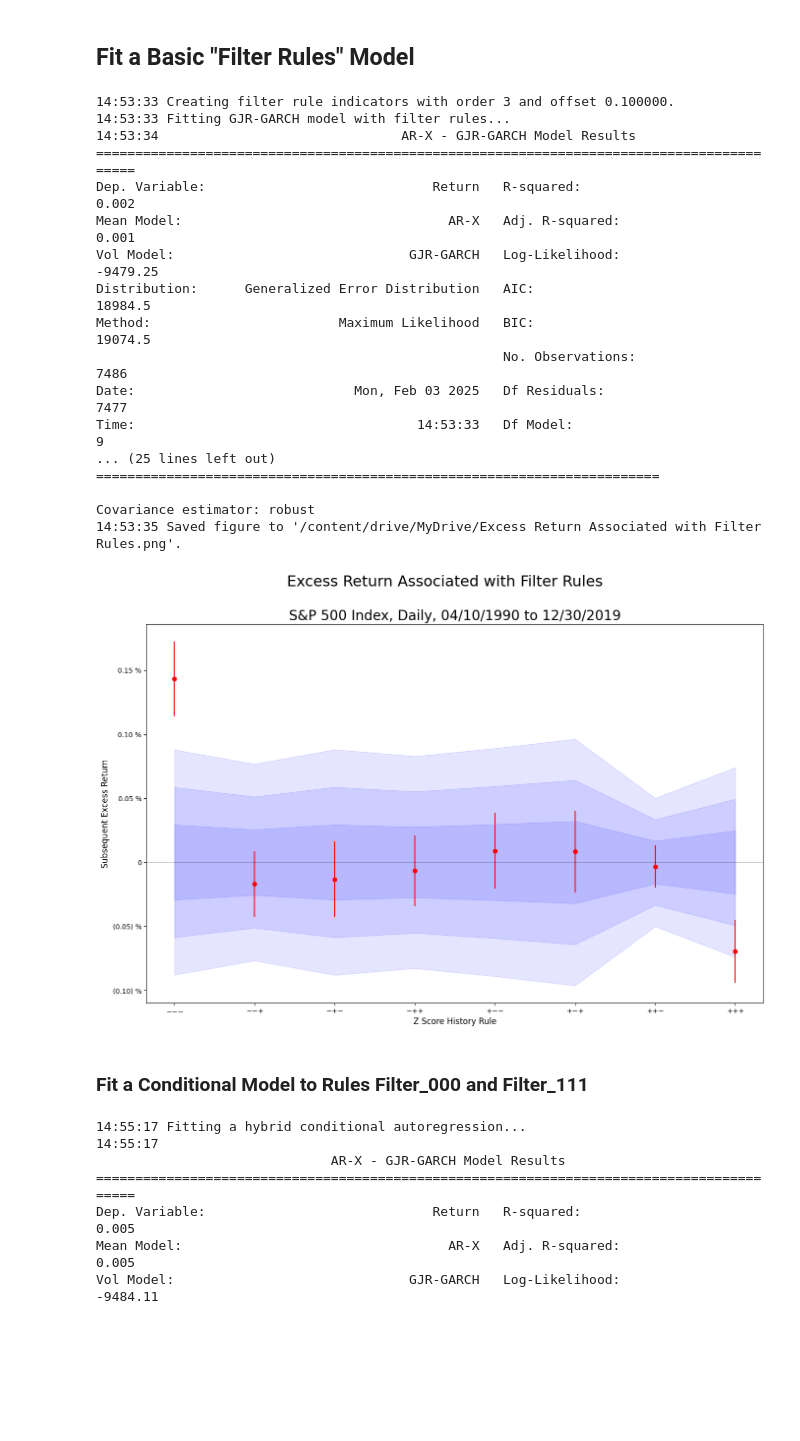
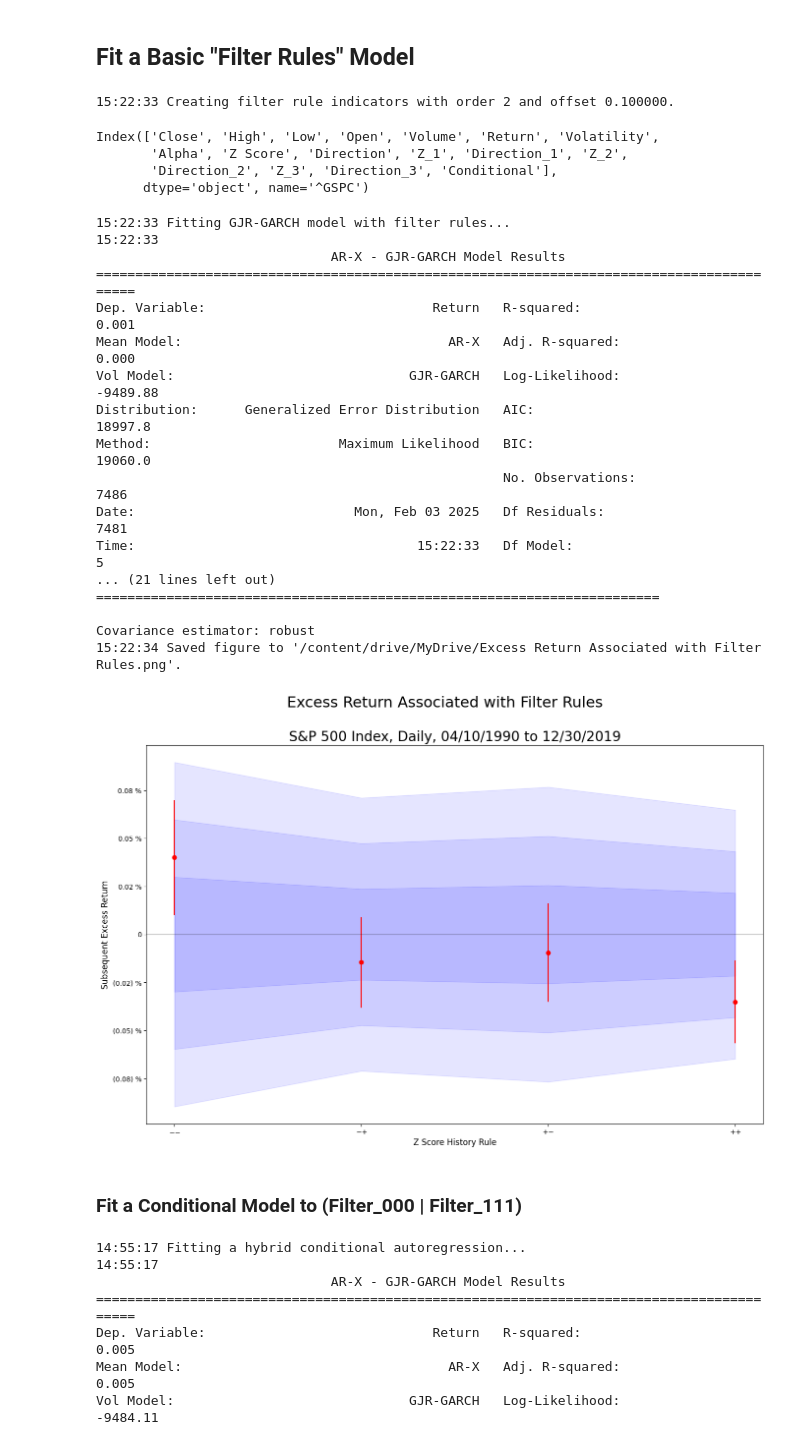
Before and after one commit to Farmhouse121/Financial-Data-Science-in-Python, a Jupyter notebook: Alphas/Filter_Rules.ipynb, the cells around one changed output. Cells and saved outputs as stored; diff of their text form; code cells hidden in the pictures; blank space fills up the shorter version.

```diff
--- a/Alphas/Filter_Rules.ipynb
+++ b/Alphas/Filter_Rules.ipynb
@@ -94,9 +94,10 @@ Covariance estimator: robust
 # %% [markdown]
 ## Fit a Basic "Filter Rules" Model
 # %%
-nprint("Creating filter rule indicators with order {:d} and offset {:f}.".format(forder:=3,foffset:=0.1))
+nprint("Creating filter rule indicators with order {:d} and offset {:f}.".format(forder:=2,foffset:=0.1))
 
 data['Direction']=data['Z Score'].apply(lambda x: one if x>foffset else -one if x<-foffset else zero)
+data.drop(data.columns[data.columns.str.contains('Filter')],axis=1,inplace=True)
 
 for lag in range(1,forder+1):
     data['Z_'+str(lag)]=data['Z Score'].shift(lag)
@@ -107,53 +108,58 @@ for rule in range(2**forder):
     data['Filter_'+label]=(data['Direction_1']==rmap[0])
 
     for lag in range(2,forder+1):
         data['Filter_'+label]&=(data['Direction_'+str(lag)]==rmap[lag-1])
 
     data['Filter_'+label]=data['Filter_'+label].apply(lambda x:one if x else zero)
 
 nprint("Fitting GJR-GARCH model with filter rules...")
 model=ARX((design:=data.dropna())['Return'],design[fcols:=design.columns[design.columns.str.contains('Filter')]])
 model.volatility=GARCH2(0,1,1)
 model.distribution=GeneralizedError2()
 fit=model.fit(update_freq=0,disp='off')
 nprint(fit.summary(),sep='\n')
 coefficients=pd.DataFrame([fit.params[fcols],fit.std_err[fcols]]).T
 
 figure,plot=pl.subplots(figsize=(ten*GoldenRatio,ten))
 plot.errorbar(x:=list(map(lambda l:l.replace('Filter_','').replace('0','$-$').replace('1','$+$'),coefficients.index)),y:=coefficients['params'],ye:=coefficients['std_err'],fmt='o',color='red')
 plot.axhline(color='black',alpha=0.2)
 plot.set_ylabel('Subsequent Excess Return',fontsize=12)
 plot.yaxis.set_major_formatter(PercentLabels(2))
 plot.set_xlabel('Z Score History Rule',fontsize=12)
 figure.suptitle(title:='Excess Return Associated with Filter Rules',fontsize=22)
 plot.set_title(subtitle:='{:s}, Daily, {:s} to {:s}'.format(sname,data.index[0].strftime("%m/%d/%Y"),data.index[-1].strftime("%m/%d/%Y")),fontsize=20)
 
 for s in range(1,4):
     plot.fill_between(x,-s*ye,y2=s*ye,alpha=0.1,color='blue')
 
 figure.savefig(filename:=(filepath:='/content/drive/MyDrive/')+title+'.png',dpi=300,bbox_inches='tight')
 nprint("Saved figure to '{:s}'.".format(filename))
 # %% [output]
-14:53:33 Creating filter rule indicators with order 3 and offset 0.100000.
-14:53:33 Fitting GJR-GARCH model with filter rules...
-14:53:34                               AR-X - GJR-GARCH Model Results
-==========================================================================================
-Dep. Variable:                             Return   R-squared:                       0.002
-Mean Model:                                  AR-X   Adj. R-squared:                  0.001
-Vol Model:                              GJR-GARCH   Log-Likelihood:               -9479.25
-Distribution:      Generalized Error Distribution   AIC:                           18984.5
-Method:                        Maximum Likelihood   BIC:                           19074.5
-                                                    No. Observations:                 7486
-Date:                            Mon, Feb 03 2025   Df Residuals:                     7477
-Time:                                    14:53:33   Df Model:                            9
-... (25 lines left out)
-========================================================================
-
-Covariance estimator: robust
-14:53:35 Saved figure to '/content/drive/MyDrive/Excess Return Associated with Filter Rules.png'.
+15:22:33 Creating filter rule indicators with order 2 and offset 0.100000.
+Index(['Close', 'High', 'Low', 'Open', 'Volume', 'Return', 'Volatility',
+       'Alpha', 'Z Score', 'Direction', 'Z_1', 'Direction_1', 'Z_2',
+       'Direction_2', 'Z_3', 'Direction_3', 'Conditional'],
+      dtype='object', name='^GSPC')
+15:22:33 Fitting GJR-GARCH model with filter rules...
+15:22:33
+                              AR-X - GJR-GARCH Model Results
+==========================================================================================
+Dep. Variable:                             Return   R-squared:                       0.001
+Mean Model:                                  AR-X   Adj. R-squared:                  0.000
+Vol Model:                              GJR-GARCH   Log-Likelihood:               -9489.88
+Distribution:      Generalized Error Distribution   AIC:                           18997.8
+Method:                        Maximum Likelihood   BIC:                           19060.0
+                                                    No. Observations:                 7486
+Date:                            Mon, Feb 03 2025   Df Residuals:                     7481
+Time:                                    15:22:33   Df Model:                            5
+... (21 lines left out)
+========================================================================
+
+Covariance estimator: robust
+15:22:34 Saved figure to '/content/drive/MyDrive/Excess Return Associated with Filter Rules.png'.
-[figure, old version]
+[figure, new version]
 # %% [markdown]
-### Fit a Conditional Model to Rules Filter_000 and Filter_111
+### Fit a Conditional Model to (Filter_000 | Filter_111)
 # %%
 from posixpath import sep
 nprint("Fitting a hybrid conditional autoregression...")
```
